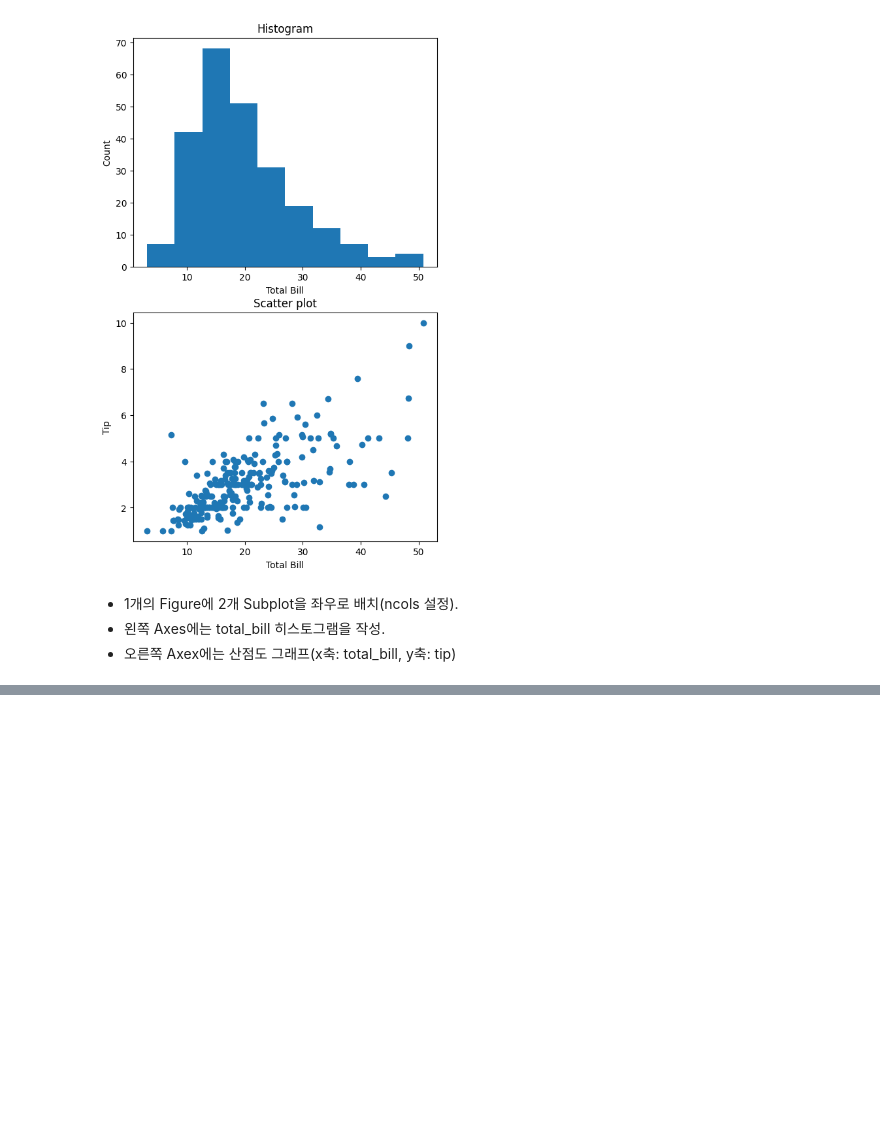
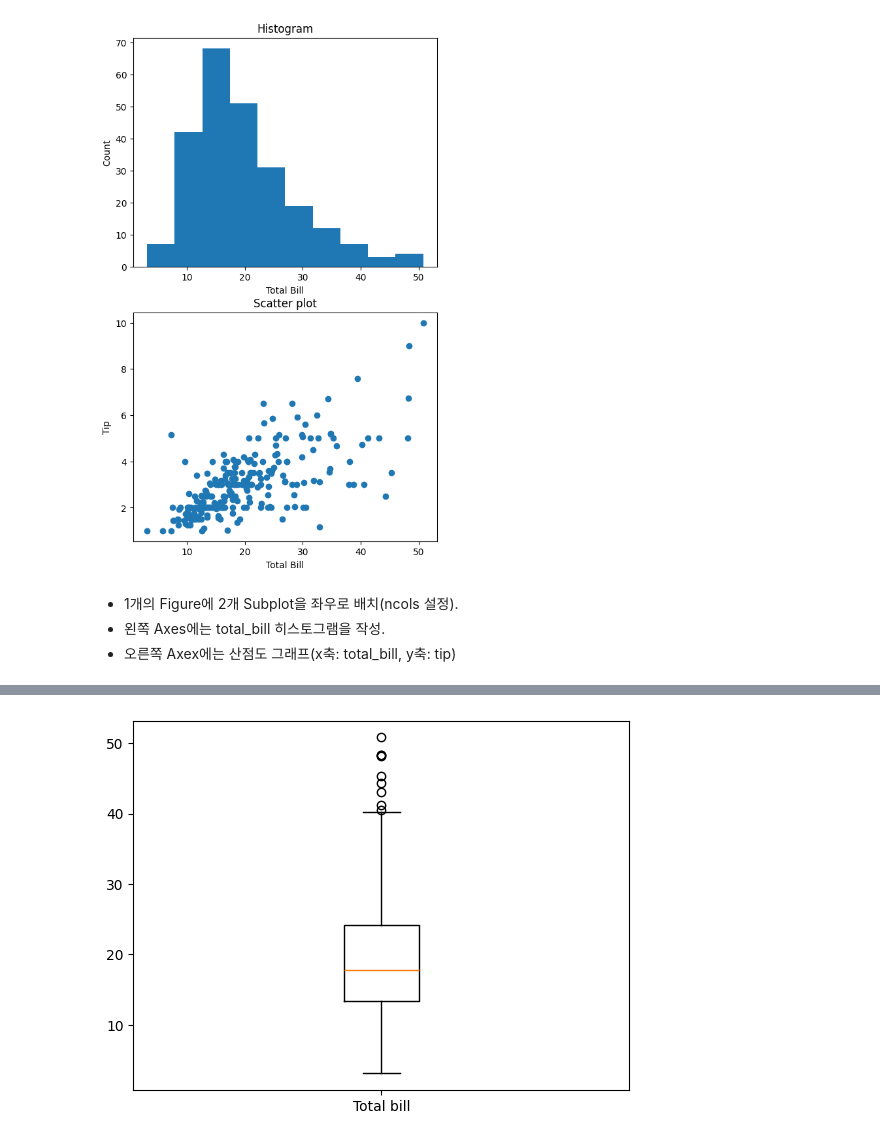
Before and after one commit to JakeOh/202504_itwill_oracle88, a Jupyter notebook: python20.ipynb, the cells around one changed output, grey strips where cells are left out. Cells and saved outputs as stored; diff of their text form; code cells hidden in the pictures; blank space fills up the shorter version.

```diff
--- a/python20.ipynb
+++ b/python20.ipynb
@@ -154,0 +171,6 @@ plt.show()
+# %%
+# total_bill box plot
+plt.boxplot(x=tips.total_bill, tick_labels=['Total bill'])
+plt.show()
+# %% [output]
+[figure, added]
```
Also changed, not shown: parts of 8 cells of this notebook.
